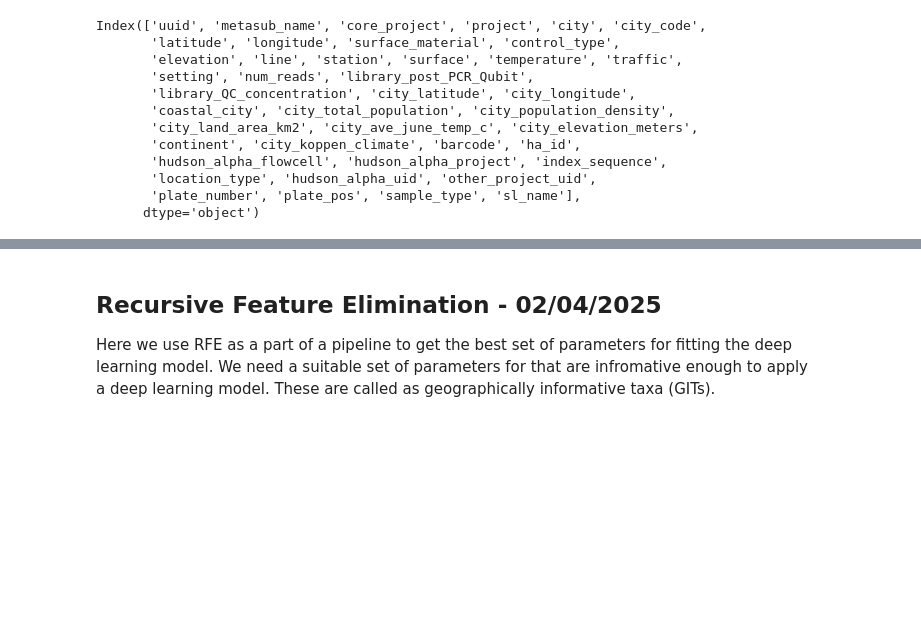
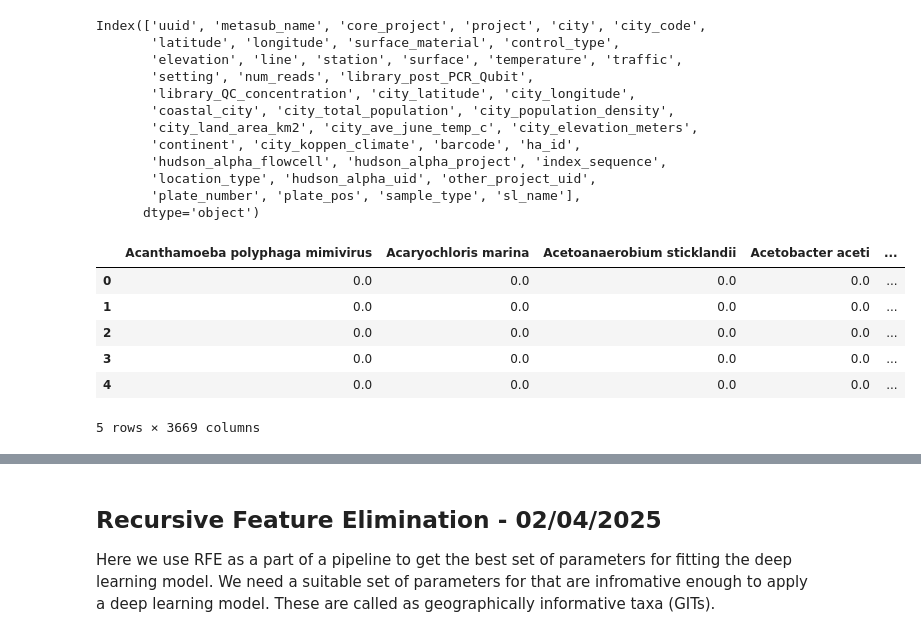
Before and after one commit to ChandrashekarCR/mgps_optimization, a Jupyter notebook: notebooks/metasub_mgps_processing_31032025.ipynb, the cells around one changed output, grey strips where cells are left out. Saved outputs shown, nothing was run; the diff lists cells and outputs as text; code cells hidden in the pictures; blank space fills up the shorter version.

```diff
--- a/notebooks/metasub_mgps_processing_31032025.ipynb
+++ b/notebooks/metasub_mgps_processing_31032025.ipynb
@@ -92,3 +92,13 @@ Index(['uuid', 'metasub_name', 'core_project', 'project', 'city', 'city_code',
        'location_type', 'hudson_alpha_uid', 'other_project_uid',
        'plate_number', 'plate_pos', 'sample_type', 'sl_name'],
       dtype='object')
+# %%
+metasub_data.iloc[:,42:].head()
+# %% [output]
+|  | Acanthamoeba polyphaga mimivirus | Acaryochloris marina | Acetoanaerobium sticklandii | Acetobacter aceti | ... |
+| 0 | 0.0 | 0.0 | 0.0 | 0.0 | ... |
+| 1 | 0.0 | 0.0 | 0.0 | 0.0 | ... |
+| 2 | 0.0 | 0.0 | 0.0 | 0.0 | ... |
+| 3 | 0.0 | 0.0 | 0.0 | 0.0 | ... |
+| 4 | 0.0 | 0.0 | 0.0 | 0.0 | ... |
+5 rows × 3669 columns
```
Also changed, not shown: parts of 1 cell of this notebook, 8 other files.
